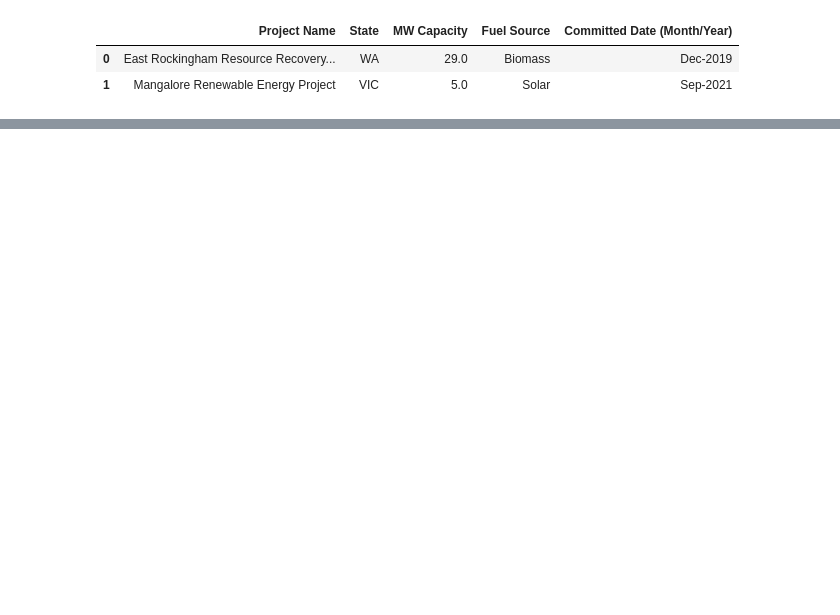
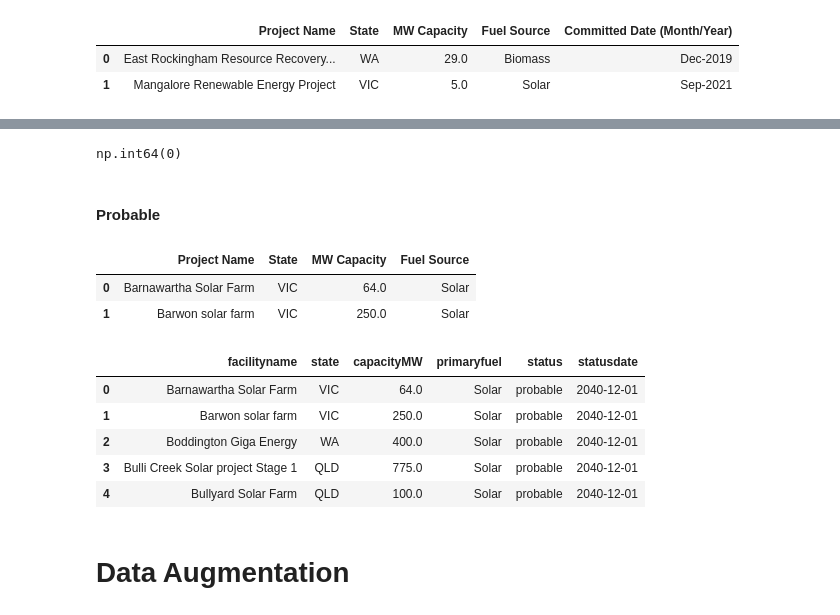
Before and after one commit to jinyjib98/comp5339, a Jupyter notebook: comp5339_a1.ipynb, the cells around one changed output, grey strips where cells are left out. Saved outputs shown, nothing was run; the diff lists cells and outputs as text; code cells hidden in the pictures; blank space fills up the shorter version.

```diff
--- a/comp5339_a1.ipynb
+++ b/comp5339_a1.ipynb
@@ -628,0 +676,36 @@ memory usage: 37.1+ KB
+# %%
+committed_clean.duplicated(subset = ['facilityname']).sum()
+# %% [output]
+np.int64(0)
+# %% [markdown]
+#### Probable
+# %%
+probable.head(2)
+# %% [output]
+|  | Project Name | State | MW Capacity | Fuel Source |
+| 0 | Barnawartha Solar Farm | VIC | 64.0 | Solar |
+| 1 | Barwon solar farm | VIC | 250.0 | Solar |
+# %%
+# Rename columns & drop unnecessary columns
+probable_clean = probable.copy()
+probable_clean = probable_clean.rename(columns = {
+                                                        'Project Name': 'facilityname',
+                                                        'State ': 'state', # >> there is a space in the column name
+                                                        'MW Capacity': 'capacityMW',
+                                                        'Fuel Source': 'primaryfuel'})
+
+
+# Create a new column 'status' for distinguishing between accredited, committed, and probable
+probable_clean['status'] = 'probable'
+# Set the statusdate as default Dec-2040 (not to set into null when combining the datasets)
+probable_clean['statusdate'] = pd.to_datetime('12-2040', format = '%m-%Y')
+probable_clean.head()
+# %% [output]
+|  | facilityname | state | capacityMW | primaryfuel | status | statusdate |
+| 0 | Barnawartha Solar Farm | VIC | 64.0 | Solar | probable | 2040-12-01 |
+| 1 | Barwon solar farm | VIC | 250.0 | Solar | probable | 2040-12-01 |
+| 2 | Boddington Giga Energy | WA | 400.0 | Solar | probable | 2040-12-01 |
+| 3 | Bulli Creek Solar project Stage 1 | QLD | 775.0 | Solar | probable | 2040-12-01 |
+| 4 | Bullyard Solar Farm | QLD | 100.0 | Solar | probable | 2040-12-01 |
+# %% [markdown]
+# Data Augmentation
```
Also changed, not shown: parts of 13 cells of this notebook.
